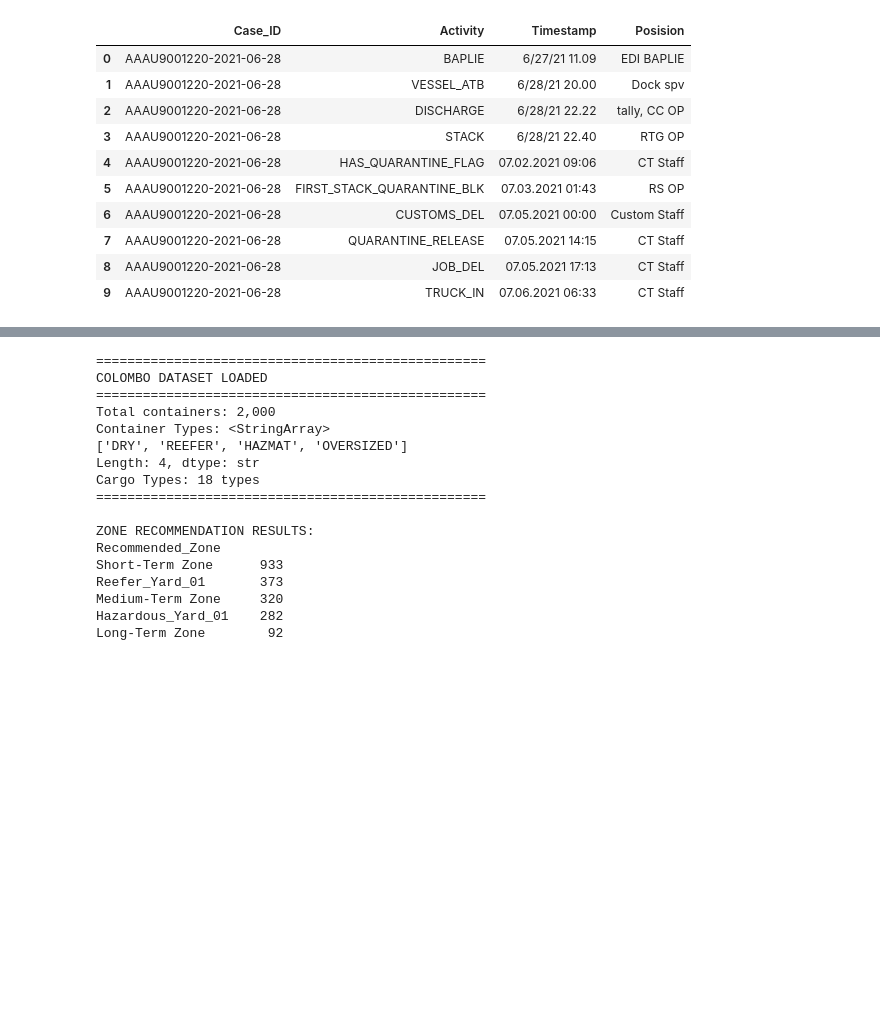
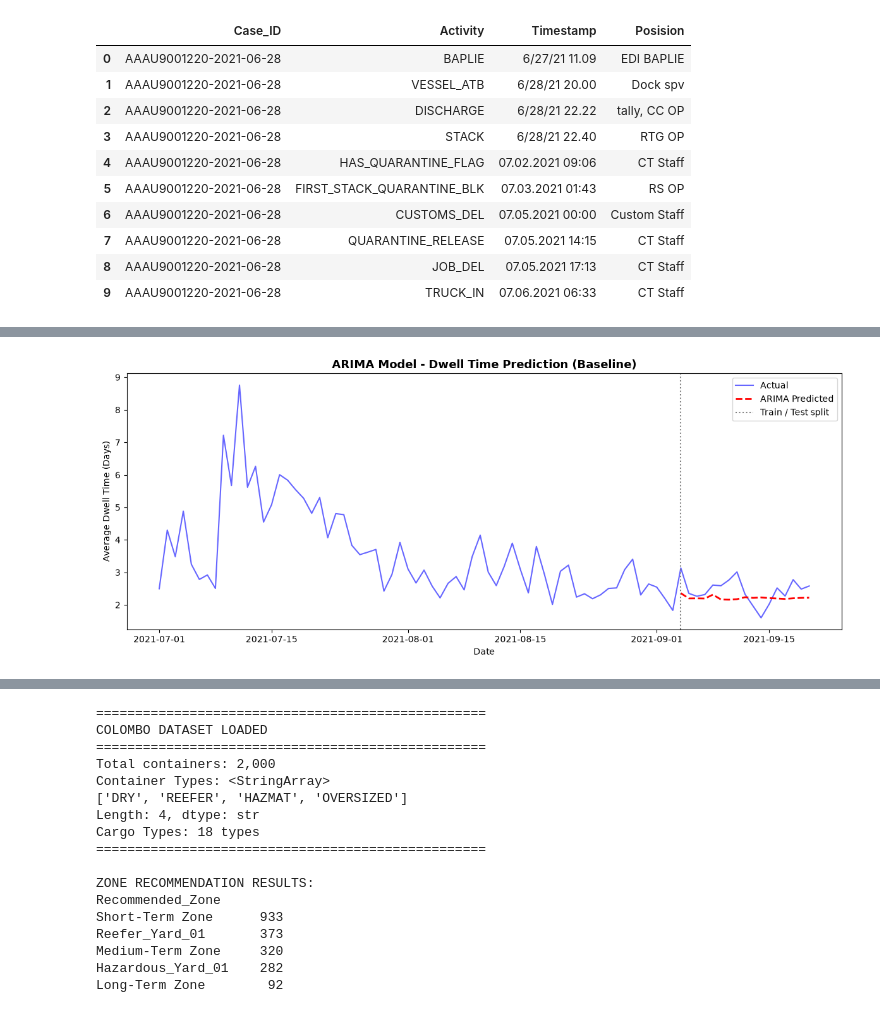
Before and after one commit to IsuJayasinghe/Final-Research, a Jupyter notebook: ml-models/YardAllocation.ipynb, the cells around one changed output, grey strips where cells are left out. Saved outputs shown, nothing was run; the diff lists cells and outputs as text; code cells hidden in the pictures; blank space fills up the shorter version.

```diff
--- a/ml-models/YardAllocation.ipynb
+++ b/ml-models/YardAllocation.ipynb
@@ -359,0 +169,74 @@ MAPE: 85.76%
+# %%
+# ============================================
+# CELL 4: Train ARIMA Model (Baseline)
+# ============================================
+from statsmodels.tsa.arima.model import ARIMA
+from sklearn.metrics import mean_absolute_error, mean_squared_error
+import warnings
+warnings.filterwarnings('ignore')
+
+# Prepare a continuous daily average dwell time series inside the modelling window.
+# The SAME series and the SAME split are used for ARIMA and Prophet.
+dwell_dates = pd.to_datetime(dwell['Date'])
+in_window = dwell[(dwell_dates >= WINDOW_START) & (dwell_dates <= WINDOW_END)]
+daily_series = in_window.groupby(pd.to_datetime(in_window['Date']))['Dwell_Days'].mean()
+daily_series = daily_series.reindex(pd.date_range(WINDOW_START, WINDOW_END, freq='D')).interpolate()
+daily_dwell = daily_series.rename_axis('Date').reset_index(name='Avg_Dwell_Days')
+
+# Train/Test split (80/20, chronological)
+split = int(len(daily_dwell) * 0.8)
+train = daily_dwell[:split]
+test = daily_dwell[split:]
+
+print(f"Training set: {len(train)} days")
+print(f"Testing set: {len(test)} days")
+
+def evaluate(actual, pred):
+    actual, pred = np.asarray(actual), np.asarray(pred)
+    rmse = np.sqrt(mean_squared_error(actual, pred))
+    mae = mean_absolute_error(actual, pred)
+    mape = np.mean(np.abs((actual - pred) / actual)) * 100
+    return rmse, mae, mape
+
+def rolling_evaluation(forecast_fn, series, start, horizon=7):
+    """Rolling-origin evaluation: refit at each test day and forecast the next `horizon` days."""
+    actual, pred = [], []
+    for origin in range(start, len(series) - horizon + 1):
+        actual.extend(series.iloc[origin:origin + horizon].values)
+        pred.extend(forecast_fn(series.iloc[:origin], horizon))
+    return evaluate(actual, pred)
+
+ARIMA_ORDER = (5, 1, 2)
+
+# Fit ARIMA model
+model_arima = ARIMA(train['Avg_Dwell_Days'].values, order=ARIMA_ORDER)
+arima_fit = model_arima.fit()
+
+# Predict on test set
+arima_pred = arima_fit.forecast(steps=len(test))
+arima_rmse, arima_mae, arima_mape = evaluate(test['Avg_Dwell_Days'], arima_pred)
+
+# Rolling 7-day-ahead evaluation (how the system forecasts in practice)
+arima_forecast_fn = lambda s, h: ARIMA(s.values, order=ARIMA_ORDER).fit().forecast(h)
+arima_roll_rmse, arima_roll_mae, arima_roll_mape = rolling_evaluation(arima_forecast_fn, daily_series, split)
+
+print("\n" + "=" * 50)
+print("ARIMA MODEL TRAINED SUCCESSFULLY (Baseline)")
+print("=" * 50)
+print(f"Hold-out test  -> RMSE: {arima_rmse:.4f} | MAE: {arima_mae:.4f} | MAPE: {arima_mape:.2f}%")
+print(f"Rolling 7-day  -> RMSE: {arima_roll_rmse:.4f} | MAE: {arima_roll_mae:.4f} | MAPE: {arima_roll_mape:.2f}%")
+print("=" * 50)
+
+# Plot ARIMA results
+plt.figure(figsize=(12, 5))
+plt.plot(daily_dwell['Date'], daily_dwell['Avg_Dwell_Days'], label='Actual', color='blue', linewidth=1.5, alpha=0.6)
+plt.plot(test['Date'].values, arima_pred, label='ARIMA Predicted', color='red', linestyle='--', linewidth=2)
+plt.axvline(test['Date'].iloc[0], color='gray', linestyle=':', label='Train / Test split')
+plt.title('ARIMA Model - Dwell Time Prediction (Baseline)', fontsize=13, fontweight='bold')
+plt.xlabel('Date')
+plt.ylabel('Average Dwell Time (Days)')
+plt.legend()
+plt.tight_layout()
+plt.savefig('arima_results.png', dpi=150, bbox_inches='tight')
+plt.show()
+# %% [output]
@@ -359,0 +252 @@ MAPE: 85.76%
+[figure, added]
```
Also changed, not shown: parts of 14 cells of this notebook, 14 other files.
